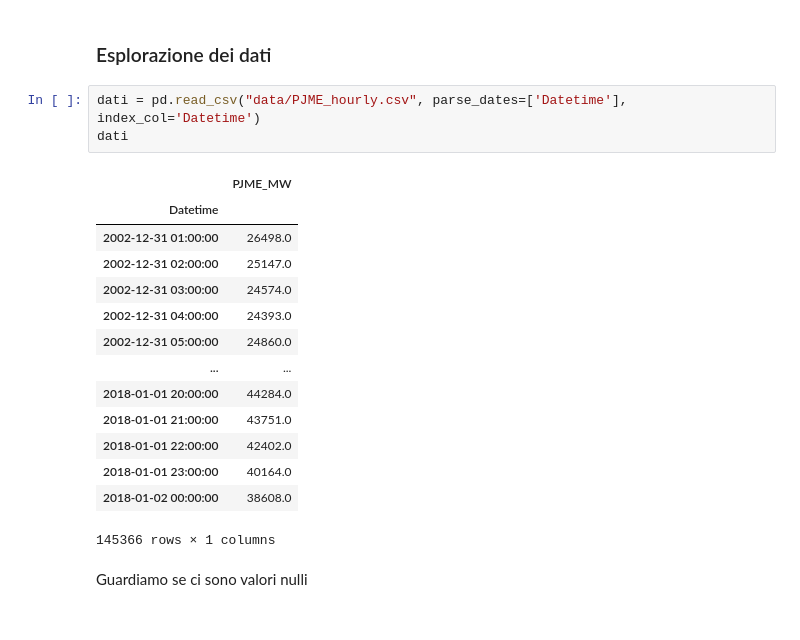
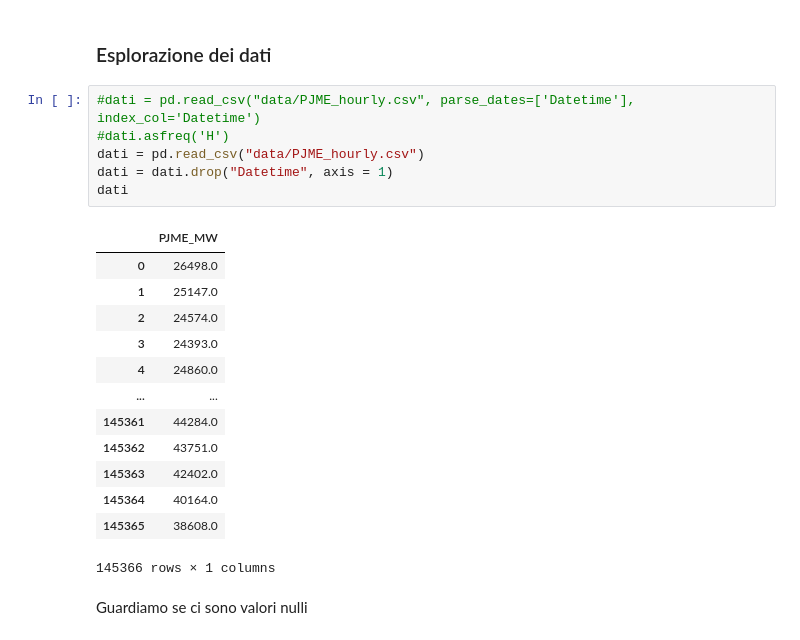
Before and after one commit to Chri1629/environment_physics, a Jupyter notebook: physics/progetto/Esame.ipynb, the cells around one changed output. Drawn from its saved outputs; the diff is of its cells as text.

```diff
--- a/physics/progetto/Esame.ipynb
+++ b/physics/progetto/Esame.ipynb
@@ -101,22 +100,24 @@ Infine provare a usare ARIMA per predire il consumo nei prossimi 240 periodi.
 # %% [markdown]
 ### Esplorazione dei dati
 # %%
-dati = pd.read_csv("data/PJME_hourly.csv", parse_dates=['Datetime'], index_col='Datetime')
+#dati = pd.read_csv("data/PJME_hourly.csv", parse_dates=['Datetime'], index_col='Datetime')
+#dati.asfreq('H')
+dati = pd.read_csv("data/PJME_hourly.csv")
+dati = dati.drop("Datetime", axis = 1)
 dati
 # %% [output]
 |  | PJME_MW |
-| Datetime |  |
-| 2002-12-31 01:00:00 | 26498.0 |
-| 2002-12-31 02:00:00 | 25147.0 |
-| 2002-12-31 03:00:00 | 24574.0 |
-| 2002-12-31 04:00:00 | 24393.0 |
-| 2002-12-31 05:00:00 | 24860.0 |
+| 0 | 26498.0 |
+| 1 | 25147.0 |
+| 2 | 24574.0 |
+| 3 | 24393.0 |
+| 4 | 24860.0 |
 | ... | ... |
-| 2018-01-01 20:00:00 | 44284.0 |
-| 2018-01-01 21:00:00 | 43751.0 |
-| 2018-01-01 22:00:00 | 42402.0 |
-| 2018-01-01 23:00:00 | 40164.0 |
-| 2018-01-02 00:00:00 | 38608.0 |
+| 145361 | 44284.0 |
+| 145362 | 43751.0 |
+| 145363 | 42402.0 |
+| 145364 | 40164.0 |
+| 145365 | 38608.0 |
 145366 rows × 1 columns
 # %% [markdown]
 Guardiamo se ci sono valori nulli
```
Also changed, not shown: parts of 34 cells of this notebook.
